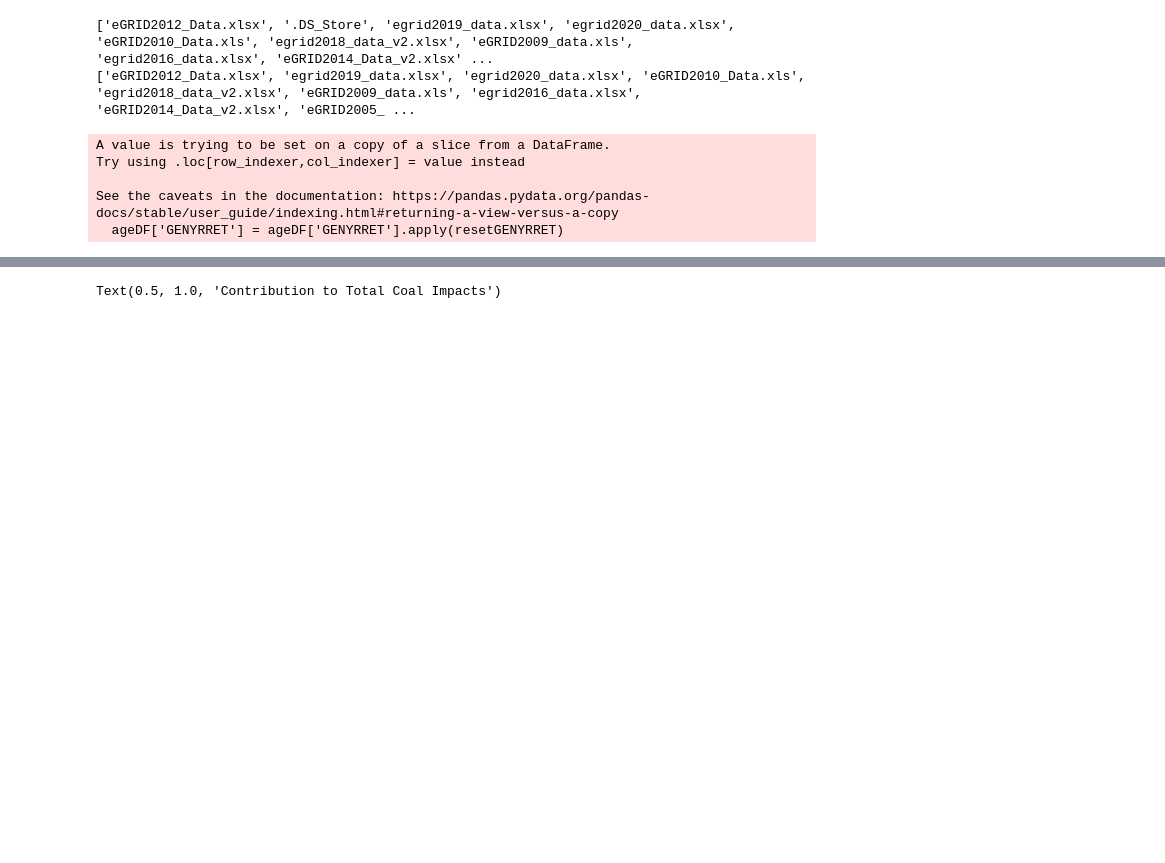
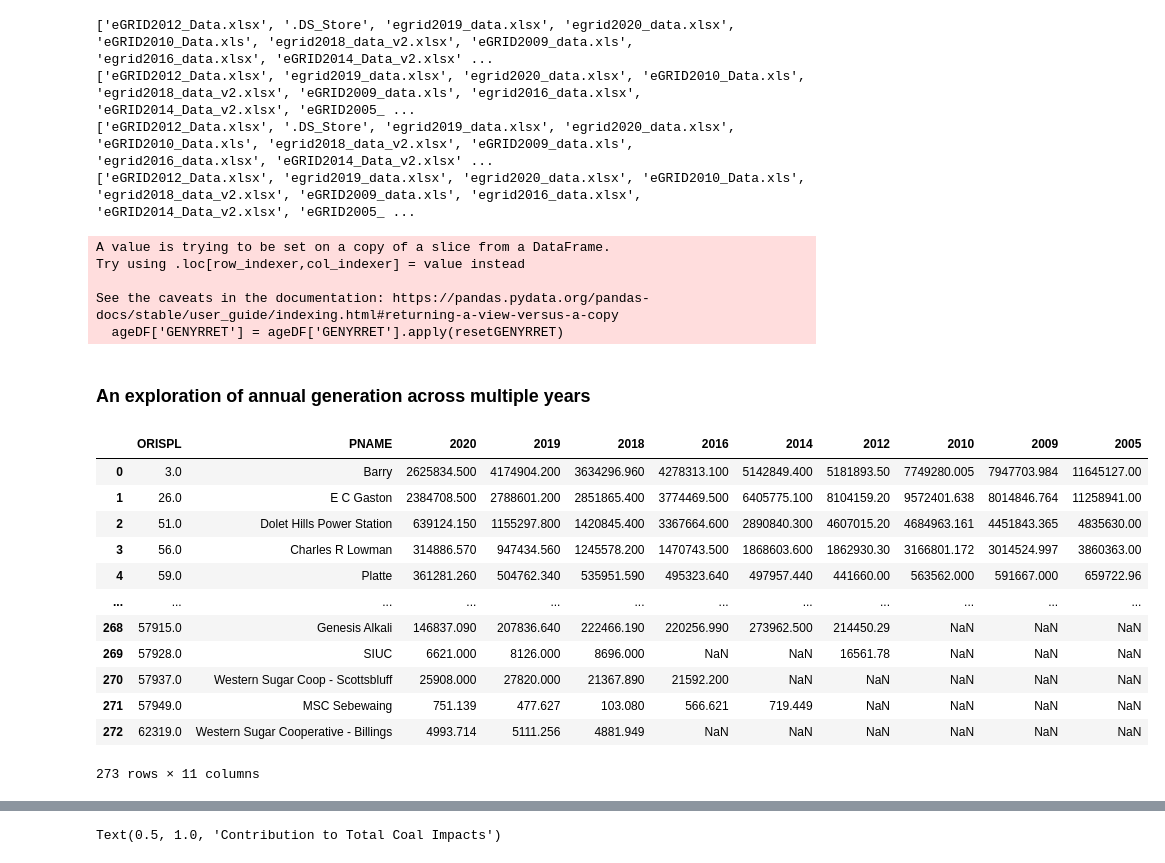
Before and after one commit to Krv-Analytics/Thema, a Jupyter notebook: LCOE_manuscriptAddition.ipynb, the cells around one changed output, grey strips where cells are left out. Drawn from its saved outputs; the diff is of its cells as text; code cells hidden in the pictures; blank space fills up the shorter version.

```diff
--- a/LCOE_manuscriptAddition.ipynb
+++ b/LCOE_manuscriptAddition.ipynb
@@ -8,13 +8,40 @@ import seaborn as sns
 import plotly_express as px
 # %%
 eiadf = EIA_dataset("2020")
+eiadf2 = EIA_dataset("whole")
 alldf = dataset_addOn(eiadf)
 alldf = alldf.rename(columns={'Average Unit Age (years)': 'AverageAge'})
 # %% [output]
 ['eGRID2012_Data.xlsx', '.DS_Store', 'egrid2019_data.xlsx', 'egrid2020_data.xlsx', 'eGRID2010_Data.xls', 'egrid2018_data_v2.xlsx', 'eGRID2009_data.xls', 'egrid2016_data.xlsx', 'eGRID2014_Data_v2.xlsx' ...
 ['eGRID2012_Data.xlsx', 'egrid2019_data.xlsx', 'egrid2020_data.xlsx', 'eGRID2010_Data.xls', 'egrid2018_data_v2.xlsx', 'eGRID2009_data.xls', 'egrid2016_data.xlsx', 'eGRID2014_Data_v2.xlsx', 'eGRID2005_ ...
+['eGRID2012_Data.xlsx', '.DS_Store', 'egrid2019_data.xlsx', 'egrid2020_data.xlsx', 'eGRID2010_Data.xls', 'egrid2018_data_v2.xlsx', 'eGRID2009_data.xls', 'egrid2016_data.xlsx', 'eGRID2014_Data_v2.xlsx' ...
+['eGRID2012_Data.xlsx', 'egrid2019_data.xlsx', 'egrid2020_data.xlsx', 'eGRID2010_Data.xls', 'egrid2018_data_v2.xlsx', 'eGRID2009_data.xls', 'egrid2016_data.xlsx', 'eGRID2014_Data_v2.xlsx', 'eGRID2005_ ...
 A value is trying to be set on a copy of a slice from a DataFrame.
 Try using .loc[row_indexer,col_indexer] = value instead
 
 See the caveats in the documentation: https://pandas.pydata.org/pandas-docs/stable/user_guide/indexing.html#returning-a-view-versus-a-copy
   ageDF['GENYRRET'] = ageDF['GENYRRET'].apply(resetGENYRRET)
+# %% [markdown]
+### An exploration of annual generation across multiple years
+# %%
+df_merged = eiadf2[eiadf2['Year']=='2020'][['ORISPL', 'PNAME', 'PLGENACL']].rename(columns={"PLGENACL": "2020"})
+
+yearList = ['2019', '2018', '2016', '2014', '2012', '2010', '2009', '2005']
+for yr in yearList:
+    df_merged = df_merged.merge(eiadf2[eiadf2['Year']==yr][['ORISPL', 'PLGENACL']].rename(columns={"PLGENACL": yr,}), on=['ORISPL'],
+                                            how='left')
+df_merged
+# %% [output]
+|  | ORISPL | PNAME | 2020 | 2019 | 2018 | 2016 | 2014 | 2012 | 2010 | 2009 | 2005 |
+| 0 | 3.0 | Barry | 2625834.500 | 4174904.200 | 3634296.960 | 4278313.100 | 5142849.400 | 5181893.50 | 7749280.005 | 7947703.984 | 11645127.00 |
+| 1 | 26.0 | E C Gaston | 2384708.500 | 2788601.200 | 2851865.400 | 3774469.500 | 6405775.100 | 8104159.20 | 9572401.638 | 8014846.764 | 11258941.00 |
+| 2 | 51.0 | Dolet Hills Power Station | 639124.150 | 1155297.800 | 1420845.400 | 3367664.600 | 2890840.300 | 4607015.20 | 4684963.161 | 4451843.365 | 4835630.00 |
+| 3 | 56.0 | Charles R Lowman | 314886.570 | 947434.560 | 1245578.200 | 1470743.500 | 1868603.600 | 1862930.30 | 3166801.172 | 3014524.997 | 3860363.00 |
+| 4 | 59.0 | Platte | 361281.260 | 504762.340 | 535951.590 | 495323.640 | 497957.440 | 441660.00 | 563562.000 | 591667.000 | 659722.96 |
+| ... | ... | ... | ... | ... | ... | ... | ... | ... | ... | ... | ... |
+| 268 | 57915.0 | Genesis Alkali | 146837.090 | 207836.640 | 222466.190 | 220256.990 | 273962.500 | 214450.29 | NaN | NaN | NaN |
+| 269 | 57928.0 | SIUC | 6621.000 | 8126.000 | 8696.000 | NaN | NaN | 16561.78 | NaN | NaN | NaN |
+| 270 | 57937.0 | Western Sugar Coop - Scottsbluff | 25908.000 | 27820.000 | 21367.890 | 21592.200 | NaN | NaN | NaN | NaN | NaN |
+| 271 | 57949.0 | MSC Sebewaing | 751.139 | 477.627 | 103.080 | 566.621 | 719.449 | NaN | NaN | NaN | NaN |
+| 272 | 62319.0 | Western Sugar Cooperative - Billings | 4993.714 | 5111.256 | 4881.949 | NaN | NaN | NaN | NaN | NaN | NaN |
+273 rows × 11 columns
```
Also changed, not shown: parts of 23 cells of this notebook.
